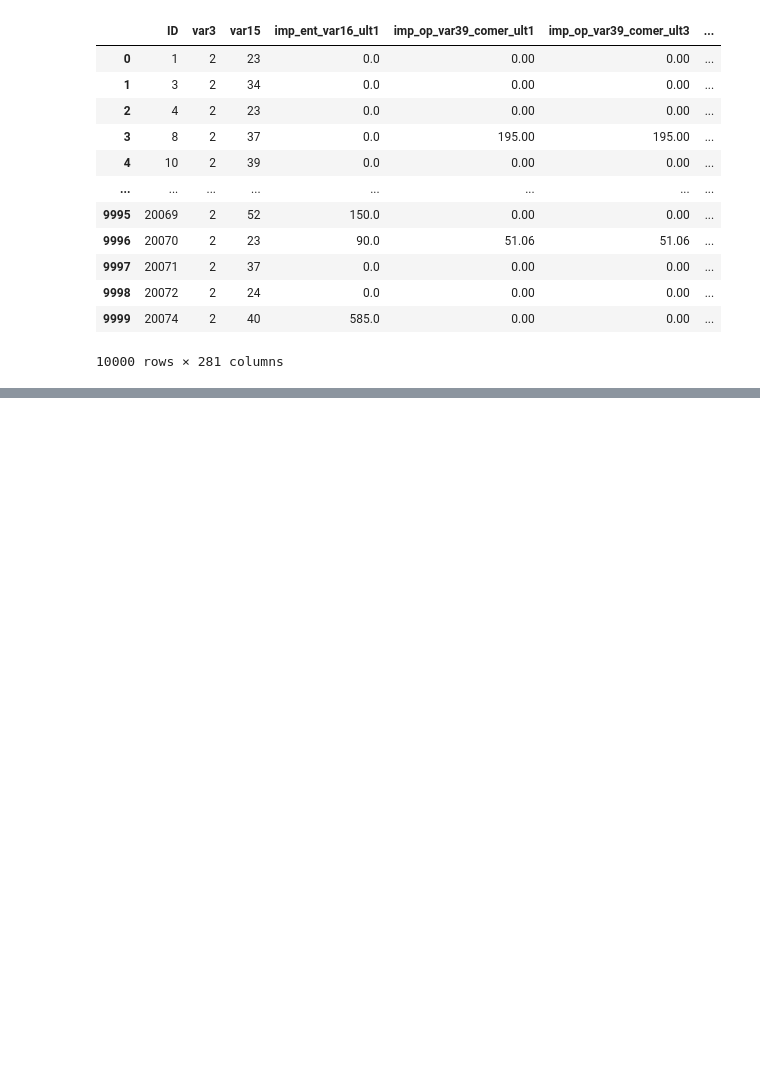
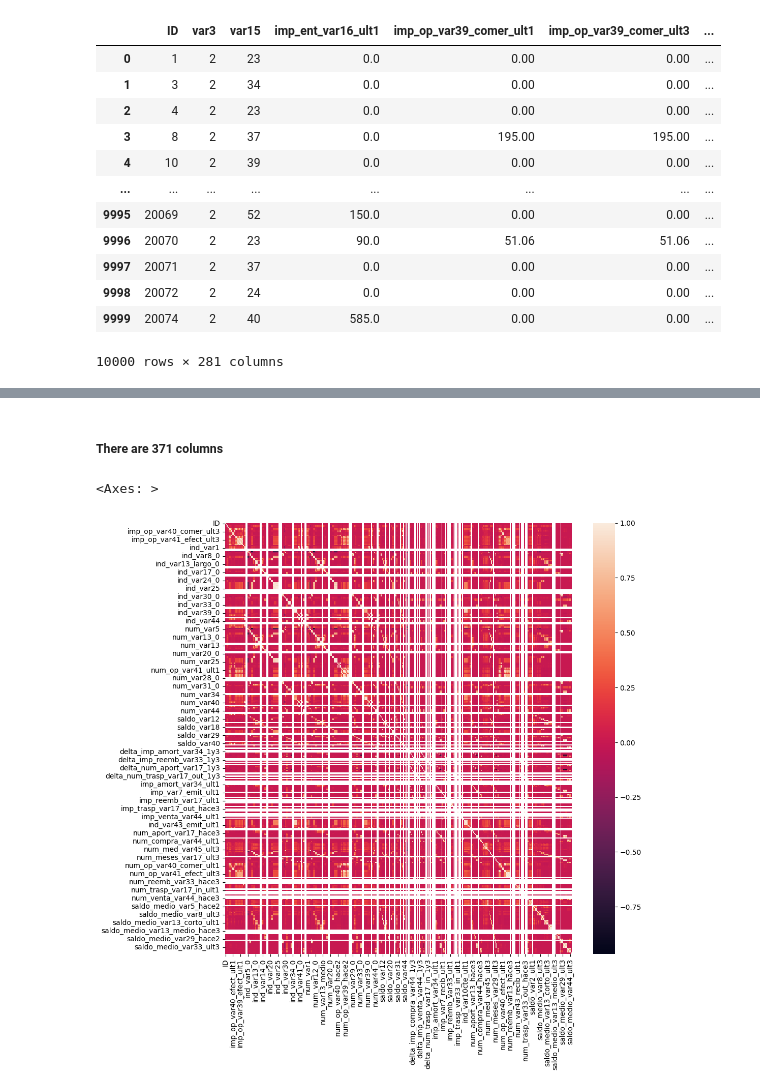
Before and after one commit to ahmedhany14/Feature-engineering, a Jupyter notebook: feature selection/feature_selection.ipynb, the cells around one changed output, grey strips where cells are left out. Cells and saved outputs as stored; diff of their text form; code cells hidden in the pictures; blank space fills up the shorter version.

```diff
--- a/feature selection/feature_selection.ipynb
+++ b/feature selection/feature_selection.ipynb
@@ -16,10 +17,10 @@ pd.options.display.max_columns = None
 # %% [markdown]
 ### removing constant features
 # %%
-data = pd.read_csv(
+santander = pd.read_csv(
     r"/home/ahmed/Ai/Feature-engineering/DataSets/santander.csv", nrows=10000
 )
-data
+santander
 # %% [output]
 |  | ID | var3 | var15 | imp_ent_var16_ult1 | imp_op_var39_comer_ult1 | imp_op_var39_comer_ult3 | ... |
 | 0 | 1 | 2 | 23 | 0.0 | 0.00 | 0.00 | ... |
@@ -81,0 +161,3 @@ new_df
+# %%
+X = santander.drop(columns=["TARGET"], axis=1)
+X
@@ -81,0 +178,10 @@ new_df
+# %% [markdown]
+##### There are 371 columns
+# %%
+corrmat = X.corr()
+fig, ax = plt.subplots()
+fig.set_size_inches(11, 11)
+sns.heatmap(corrmat)
+# %% [output]
+<Axes: >
+[figure, added]
```
Also changed, not shown: parts of 14 cells of this notebook.
